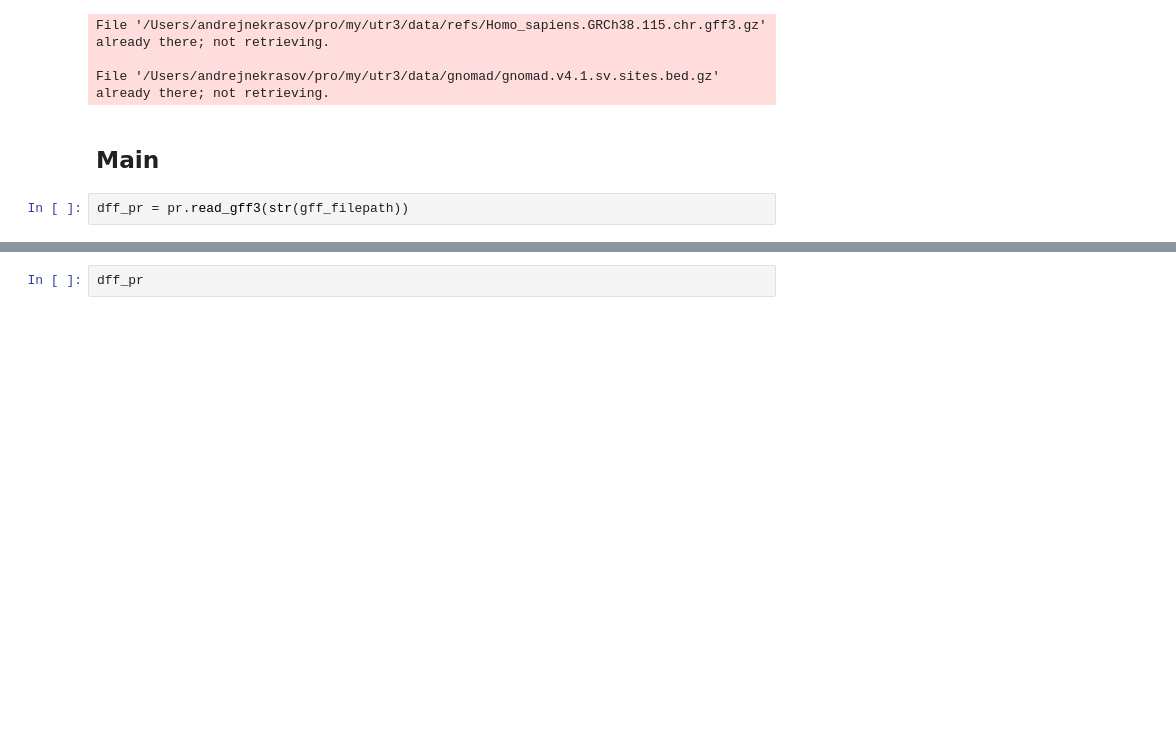
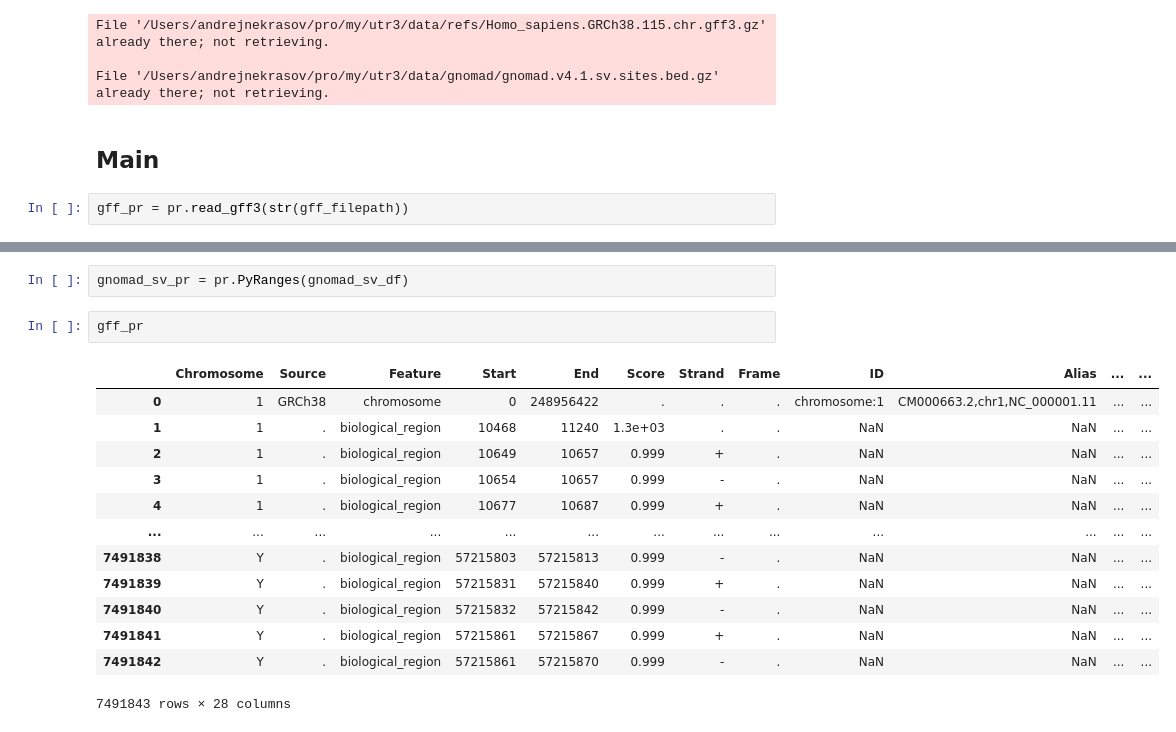
Before and after one commit to CaptainLabMan/utr3, a Jupyter notebook: main.ipynb, the cells around one changed output, grey strips where cells are left out. Drawn from its saved outputs; the diff is of its cells as text; blank space fills up the shorter version.

```diff
--- a/main.ipynb
+++ b/main.ipynb
@@ -36,7 +36,7 @@ File '/Users/andrejnekrasov/pro/my/utr3/data/gnomad/gnomad.v4.1.sv.sites.bed.gz'
 # %% [markdown]
 ## Main
 # %%
-dff_pr = pr.read_gff3(str(gff_filepath))
+gff_pr = pr.read_gff3(str(gff_filepath))
 # %%
 target_columns = ['#chrom', 'start', 'end', 'name', 'svtype', 'samples', 'MULTIALLELIC', 'ALGORITHMS', 'BOTHSIDES_SUPPORT', 'CHR2', 'CPX_INTERVALS', 'CPX_TYPE', 'END', 'END2', 'EVIDENCE', 'LOW_CONFIDENCE_REPETITIVE_LARGE_DUP', 'MEMBERS', 'NCR', 'OUTLIER_SAMPLE_ENRICHED_LENIENT', 'PAR', 'PCRMINUS_NCR', 'PCRPLUS_NCR', 'PESR_GT_OVERDISPERSION', 'POS2', 'PREDICTED_BREAKEND_EXONIC', 'PREDICTED_COPY_GAIN', 'PREDICTED_DUP_PARTIAL', 'PREDICTED_INTERGENIC', 'PREDICTED_INTRAGENIC_EXON_DUP', 'PREDICTED_INTRONIC', 'PREDICTED_INV_SPAN', 'PREDICTED_LOF', 'PREDICTED_MSV_EXON_OVERLAP', 'PREDICTED_NEAREST_TSS', 'PREDICTED_NONCODING_BREAKPOINT', 'PREDICTED_NONCODING_SPAN', 'PREDICTED_PARTIAL_DISPERSED_DUP', 'PREDICTED_PARTIAL_EXON_DUP', 'PREDICTED_PROMOTER', 'PREDICTED_TSS_DUP', 'PREDICTED_UTR', 'RESOLVED_POSTHOC', 'SOURCE', 'SVLEN', 'SVTYPE', 'UNRESOLVED_TYPE', 'AN', 'AC', 'AF', 'N_BI_GENOS', 'N_HOMREF', 'N_HET', 'N_HOMALT', 'FREQ_HOMREF', 'FREQ_HET', 'FREQ_HOMALT', 'CN_NUMBER', 'CN_COUNT', 'CN_STATUS', 'CN_FREQ', 'CN_NONREF_COUNT', 'CN_NONREF_FREQ']
 target_columns[0:3] = ['Chromosome', 'Start', 'End']
@@ -48,4 +61,20 @@ gnomad_sv_pr = pr.PyRanges(gnomad_sv_df)
+# %%
+gnomad_sv_pr = pr.PyRanges(gnomad_sv_df)
 # %%
-dff_pr
+gff_pr
+# %% [output]
+|  | Chromosome | Source | Feature | Start | End | Score | Strand | Frame | ID | Alias | ... | ... |
+| 0 | 1 | GRCh38 | chromosome | 0 | 248956422 | . | . | . | chromosome:1 | CM000663.2,chr1,NC_000001.11 | ... | ... |
+| 1 | 1 | . | biological_region | 10468 | 11240 | 1.3e+03 | . | . | NaN | NaN | ... | ... |
+| 2 | 1 | . | biological_region | 10649 | 10657 | 0.999 | + | . | NaN | NaN | ... | ... |
+| 3 | 1 | . | biological_region | 10654 | 10657 | 0.999 | - | . | NaN | NaN | ... | ... |
+| 4 | 1 | . | biological_region | 10677 | 10687 | 0.999 | + | . | NaN | NaN | ... | ... |
+| ... | ... | ... | ... | ... | ... | ... | ... | ... | ... | ... | ... | ... |
+| 7491838 | Y | . | biological_region | 57215803 | 57215813 | 0.999 | - | . | NaN | NaN | ... | ... |
+| 7491839 | Y | . | biological_region | 57215831 | 57215840 | 0.999 | + | . | NaN | NaN | ... | ... |
+| 7491840 | Y | . | biological_region | 57215832 | 57215842 | 0.999 | - | . | NaN | NaN | ... | ... |
+| 7491841 | Y | . | biological_region | 57215861 | 57215867 | 0.999 | + | . | NaN | NaN | ... | ... |
+| 7491842 | Y | . | biological_region | 57215861 | 57215870 | 0.999 | - | . | NaN | NaN | ... | ... |
+7491843 rows × 28 columns
 # %%
 gnomad_sv_df
```
Also changed, not shown: parts of 3 cells of this notebook.
